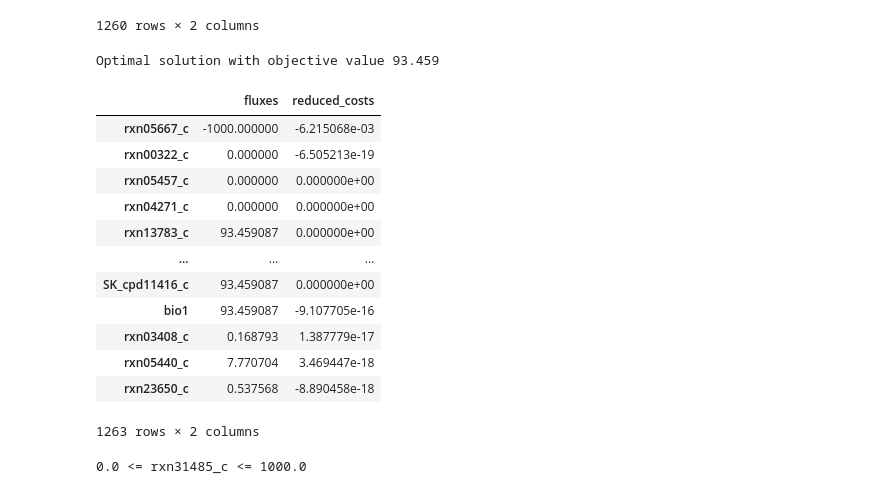
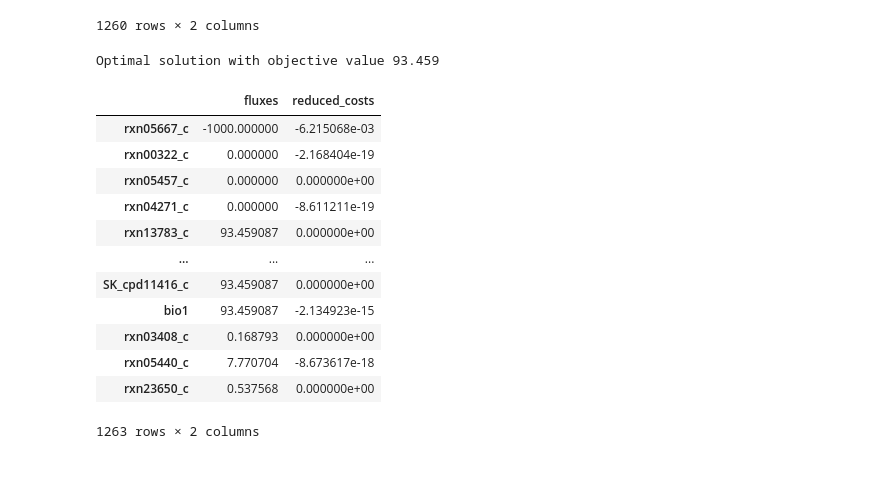
Before and after one commit to gregmedlock/ssl_ensembles, a Jupyter notebook: bin/linear_gapfill_test.ipynb, the cells around one changed output. Cells and saved outputs as stored; diff of their text form; code cells hidden in the pictures.

```diff
--- a/bin/linear_gapfill_test.ipynb
+++ b/bin/linear_gapfill_test.ipynb
@@ -121,22 +106,22 @@ Optimal solution with objective value 0.000
 1260 rows × 2 columns
 # %%
 testmod_removed_restored = testmod_removed.copy()
-testmod_removed_restored.add_reactions([universal.reactions.get_by_id('rxn03408_c'),\
-                                       universal.reactions.get_by_id('rxn05440_c'),\
-                                       universal.reactions.get_by_id('rxn23650_c')])
+testmod_removed_restored.add_reactions([universal.reactions.get_by_id('rxn03408_c').copy(),\
+                                       universal.reactions.get_by_id('rxn05440_c').copy(),\
+                                       universal.reactions.get_by_id('rxn23650_c').copy()])
 testmod_removed_restored.optimize()
 # %% [output]
 Optimal solution with objective value 93.459
 |  | fluxes | reduced_costs |
 | rxn05667_c | -1000.000000 | -6.215068e-03 |
-| rxn00322_c | 0.000000 | -6.505213e-19 |
+| rxn00322_c | 0.000000 | -2.168404e-19 |
 | rxn05457_c | 0.000000 | 0.000000e+00 |
-| rxn04271_c | 0.000000 | 0.000000e+00 |
+| rxn04271_c | 0.000000 | -8.611211e-19 |
 | rxn13783_c | 93.459087 | 0.000000e+00 |
 | ... | ... | ... |
 | SK_cpd11416_c | 93.459087 | 0.000000e+00 |
-| bio1 | 93.459087 | -9.107705e-16 |
-| rxn03408_c | 0.168793 | 1.387779e-17 |
-| rxn05440_c | 7.770704 | 3.469447e-18 |
-| rxn23650_c | 0.537568 | -8.890458e-18 |
+| bio1 | 93.459087 | -2.134923e-15 |
+| rxn03408_c | 0.168793 | 0.000000e+00 |
+| rxn05440_c | 7.770704 | -8.673617e-18 |
+| rxn23650_c | 0.537568 | 0.000000e+00 |
 1263 rows × 2 columns
@@ -148,4 +127,0 @@ variables = chain(*reaction_variables)
-# %%
-universal.reactions[0].forward_variable
-# %% [output]
-0.0 <= rxn31485_c <= 1000.0
```
Also changed, not shown: parts of 35 cells of this notebook, 2 other files.
